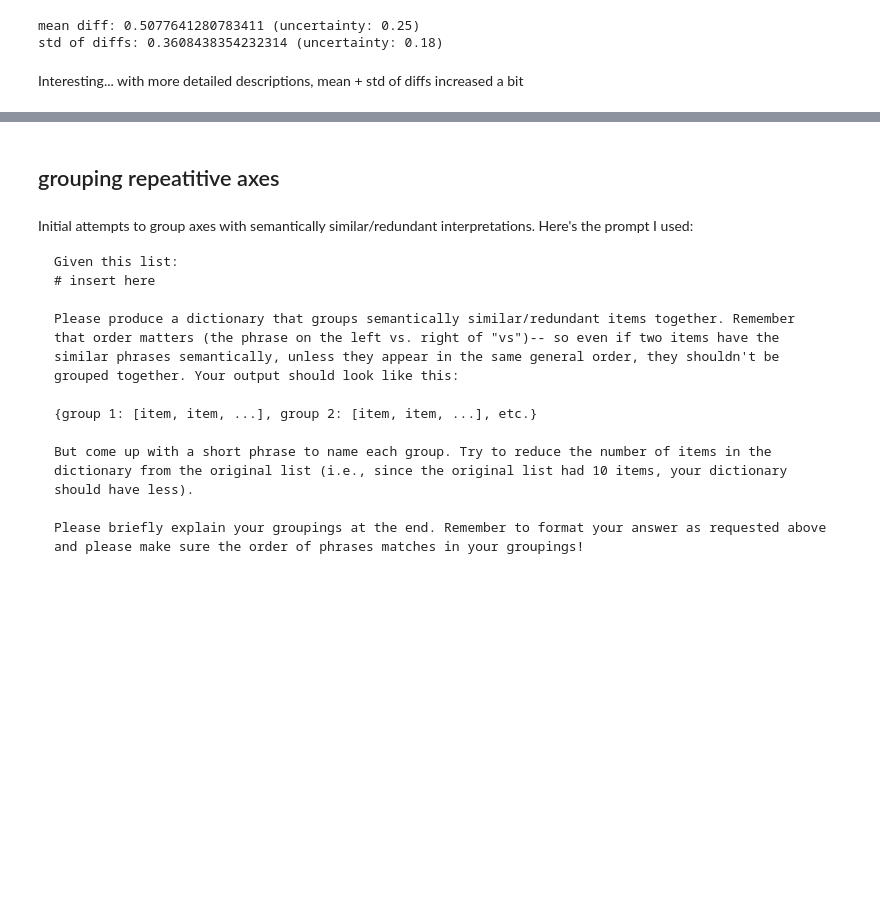
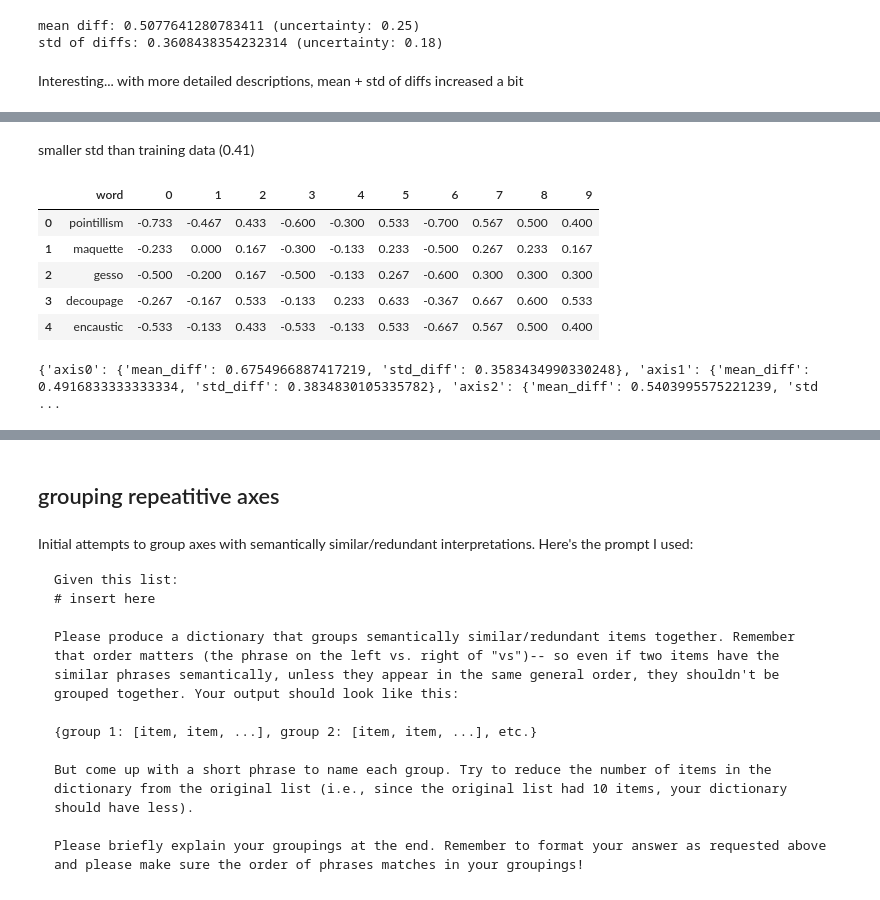
Before and after one commit to mattelim/interprexis-mit-6.8610-nlp, a Jupyter notebook: catherine_eval_2.ipynb, the cells around one changed output, grey strips where cells are left out. Saved outputs shown, nothing was run; the diff lists cells and outputs as text; code cells hidden in the pictures; blank space fills up the shorter version.

```diff
--- a/catherine_eval_2.ipynb
+++ b/catherine_eval_2.ipynb
@@ -546,0 +743,22 @@ Interesting... with more detailed descriptions, mean + std of diffs increased a
+# %%
+# for every group of three axes, calculate the mean and standard deviation for each value in the list
+# store in dict
+axis_dict = {}
+
+# initialize the dict for each axis
+for i in range(10):
+    axis_dict[f"axis{i}"] = {"mean": [], "std": []}
+
+i = 0
+while i < len(all_axes):
+    # each group of three axes represents the three interpretations of one axis
+    interpret1 = all_axes[i]
+    interpret2 = all_axes[i+1]
+    interpret3 = all_axes[i+2]
+
+    axis_num = i // 3
+
+    axis_dict[f"axis{axis_num}"]["mean"] = [statistics.mean([interpret1[j], interpret2[j], interpret3[j]]) for j in range(len(interpret1))]
+    axis_dict[f"axis{axis_num}"]["std"] = [statistics.stdev([interpret1[j], interpret2[j], interpret3[j]]) for j in range(len(interpret1))]
+
+    i += 3 # increment by 3 to get to the next group of three axes
@@ -546,0 +776,47 @@ Interesting... with more detailed descriptions, mean + std of diffs increased a
+# %% [markdown]
+smaller std than training data (0.41)
+# %%
+# compare original test embeddings to the generated embeddings
+# create dataframe with columns 0-9
+df_test_llm = pd.DataFrame(columns=[0, 1, 2, 3, 4, 5, 6, 7, 8, 9])
+
+# use mean values to populate dataframe; column numbers are the axis numbers
+for axis in range(len(axis_dict)):
+    axis_title = f"axis{axis}"
+    df_test_llm[axis] = axis_dict[axis_title]["mean"]
+
+# add words as first column
+df_test_llm.insert(0, "word", test_words)
+
+df_test_llm.head()
+# %% [output]
+|  | word | 0 | 1 | 2 | 3 | 4 | 5 | 6 | 7 | 8 | 9 |
+| 0 | pointillism | -0.733 | -0.467 | 0.433 | -0.600 | -0.300 | 0.533 | -0.700 | 0.567 | 0.500 | 0.400 |
+| 1 | maquette | -0.233 | 0.000 | 0.167 | -0.300 | -0.133 | 0.233 | -0.500 | 0.267 | 0.233 | 0.167 |
+| 2 | gesso | -0.500 | -0.200 | 0.167 | -0.500 | -0.133 | 0.267 | -0.600 | 0.300 | 0.300 | 0.300 |
+| 3 | decoupage | -0.267 | -0.167 | 0.533 | -0.133 | 0.233 | 0.633 | -0.367 | 0.667 | 0.600 | 0.533 |
+| 4 | encaustic | -0.533 | -0.133 | 0.433 | -0.533 | -0.133 | 0.533 | -0.667 | 0.567 | 0.500 | 0.400 |
+# %%
+# compare values in each column (axis) of df_llm to original dataframe df
+# store mean difference and std for each axis
+
+# initialize dict to store mean difference and std for each axis
+axis_diff_dict = {}
+
+# initialize dict for each axis
+for i in range(10):
+    axis_diff_dict[f"axis{i}"] = {"mean_diff": [], "std_diff": []}
+
+# for each axis, calculate mean difference and std
+for axis in range(len(axis_diff_dict)):
+    diffs = [abs(df_test_llm[axis][i] - df_test[axis][i]) for i in range(len(df_test_llm))]
+    mean_diff = statistics.mean(diffs)
+    std_diff = statistics.stdev(diffs)
+
+    axis_diff_dict[f"axis{axis}"]["mean_diff"] = mean_diff
+    axis_diff_dict[f"axis{axis}"]["std_diff"] = std_diff
+
+# print results
+print(axis_diff_dict)
+# %% [output]
+{'axis0': {'mean_diff': 0.6754966887417219, 'std_diff': 0.3583434990330248}, 'axis1': {'mean_diff': 0.4916833333333334, 'std_diff': 0.3834830105335782}, 'axis2': {'mean_diff': 0.5403995575221239, 'std ...
```
Also changed, not shown: parts of 22 cells of this notebook.
